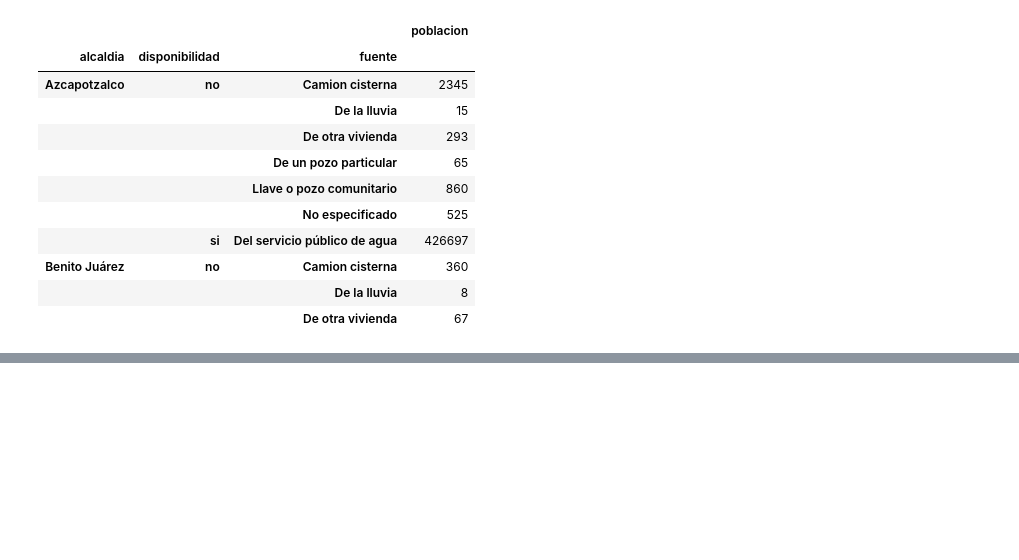
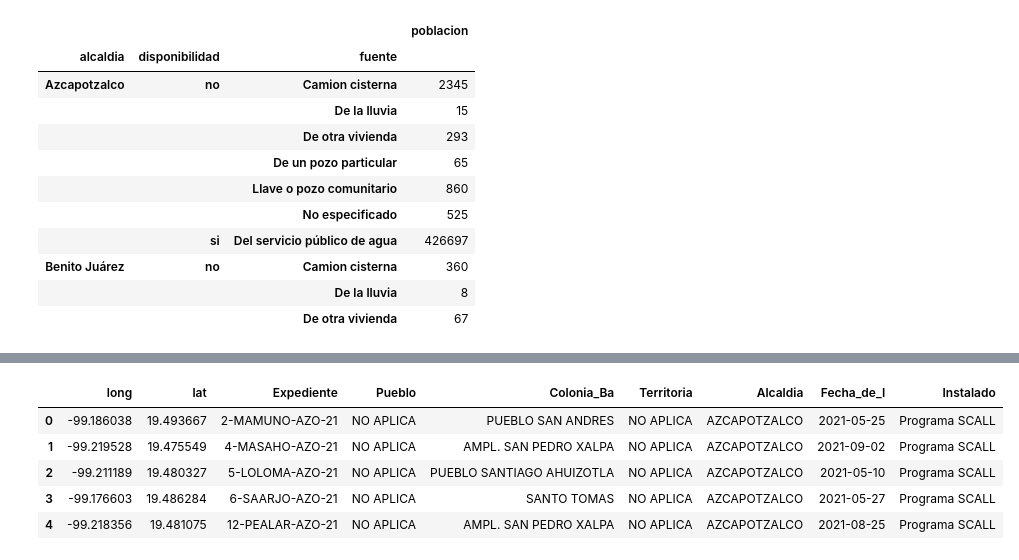
Before and after one commit to Anton-Utray/ETL-EDA, a Jupyter notebook: SRC/Data cleaning.ipynb, the cells around one changed output, grey strips where cells are left out. Saved outputs shown, nothing was run; the diff lists cells and outputs as text; code cells hidden in the pictures; blank space fills up the shorter version.

```diff
--- a/SRC/Data cleaning.ipynb
+++ b/SRC/Data cleaning.ipynb
@@ -70,0 +245,11 @@ censo_grouped.to_csv('../DATA/censo_grouped.csv')
+# %%
+captacion_21=pd.read_csv('../DATA/RAW/scall_2021.csv')
+# %%
+captacion_21.head()
+# %% [output]
+|  | long | lat | Expediente | Pueblo | Colonia_Ba | Territoria | Alcaldia | Fecha_de_I | Instalado |
+| 0 | -99.186038 | 19.493667 | 2-MAMUNO-AZO-21 | NO APLICA | PUEBLO SAN ANDRES | NO APLICA | AZCAPOTZALCO | 2021-05-25 | Programa SCALL |
+| 1 | -99.219528 | 19.475549 | 4-MASAHO-AZO-21 | NO APLICA | AMPL. SAN PEDRO XALPA | NO APLICA | AZCAPOTZALCO | 2021-09-02 | Programa SCALL |
+| 2 | -99.211189 | 19.480327 | 5-LOLOMA-AZO-21 | NO APLICA | PUEBLO SANTIAGO AHUIZOTLA | NO APLICA | AZCAPOTZALCO | 2021-05-10 | Programa SCALL |
+| 3 | -99.176603 | 19.486284 | 6-SAARJO-AZO-21 | NO APLICA | SANTO TOMAS | NO APLICA | AZCAPOTZALCO | 2021-05-27 | Programa SCALL |
+| 4 | -99.218356 | 19.481075 | 12-PEALAR-AZO-21 | NO APLICA | AMPL. SAN PEDRO XALPA | NO APLICA | AZCAPOTZALCO | 2021-08-25 | Programa SCALL |
```
Also changed, not shown: parts of 31 cells of this notebook, 27 other files.
